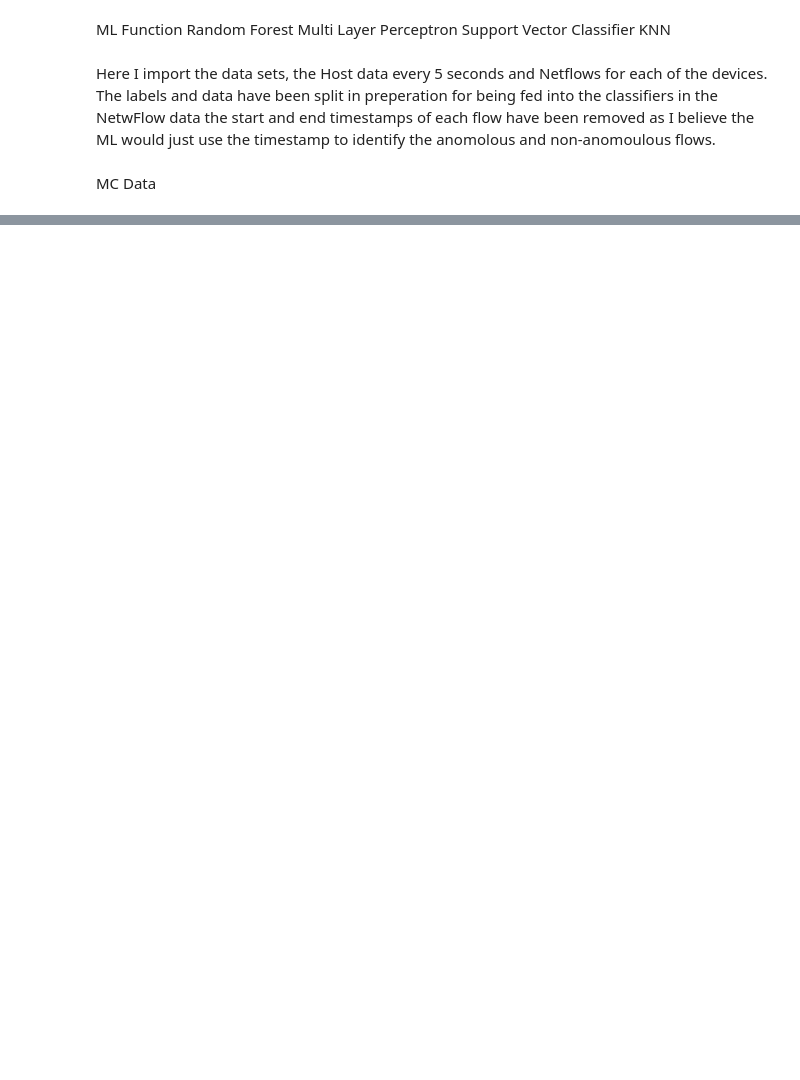
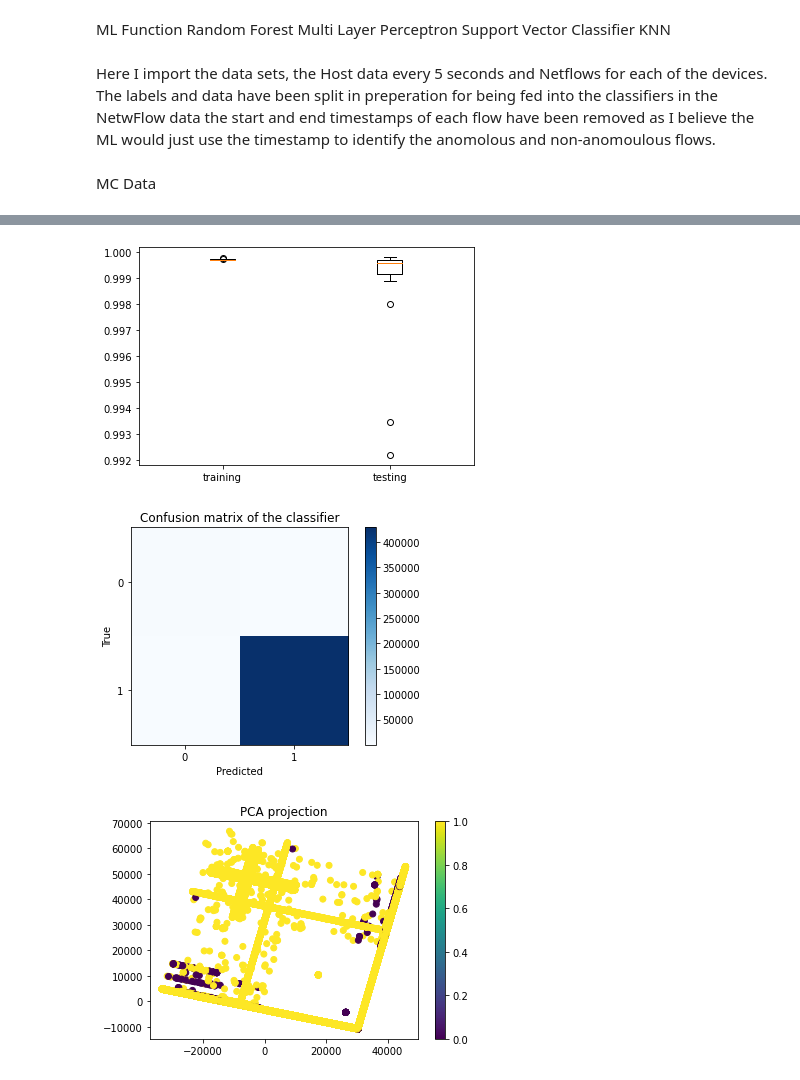
Before and after one commit to James-Woodland/FinalYearProject, a Jupyter notebook: FInalYearProject.ipynb, the cells around one changed output, grey strips where cells are left out. Saved outputs shown, nothing was run; the diff lists cells and outputs as text; code cells hidden in the pictures; blank space fills up the shorter version.

```diff
--- a/FInalYearProject.ipynb
+++ b/FInalYearProject.ipynb
@@ -253,0 +328,35 @@ plt.show()
+# %%
+import sklearn
+
+
+CV_results = cross_validate(RFclassifierNetFlow, NetFlowInputsCut, NetFlowTargets.ravel(), cv=20,return_train_score=True)
+training = CV_results["train_score"]
+testing = CV_results["test_score"]
+plt.boxplot([training, testing])
+plt.xticks([1, 2], ['training', 'testing'])
+plt.show()
+labels = [0,1]
+c = sklearn.metrics.confusion_matrix(Y_test, Y_Pred_RFNetFlow, labels=labels)
+ax= plt.subplot()
+plt.title('Confusion matrix of the classifier')
+ax.set_xticks([0,1])
+ax.set_yticks([0,1])
+ax.set_xticklabels(labels)
+ax.set_yticklabels(labels)
+plt.xlabel('Predicted')
+plt.ylabel('True')
+cmap = plt.get_cmap('Blues')
+im = plt.imshow(c, cmap=cmap, interpolation='nearest')
+plt.colorbar(im)
+plt.show()
+pca = sklearn.decomposition.PCA(n_components=2)
+compressed = pca.fit_transform(X_test)
+plt.figure()
+plt.scatter(compressed[:,0], compressed[:,1], c=Y_Pred_RFNetFlow, cmap="viridis")
+plt.colorbar()
+plt.title("PCA projection")
+plt.show()
+# %% [output]
+[figure, added]
+[figure, added]
+[figure, added]
```
Also changed, not shown: parts of 23 cells of this notebook.
